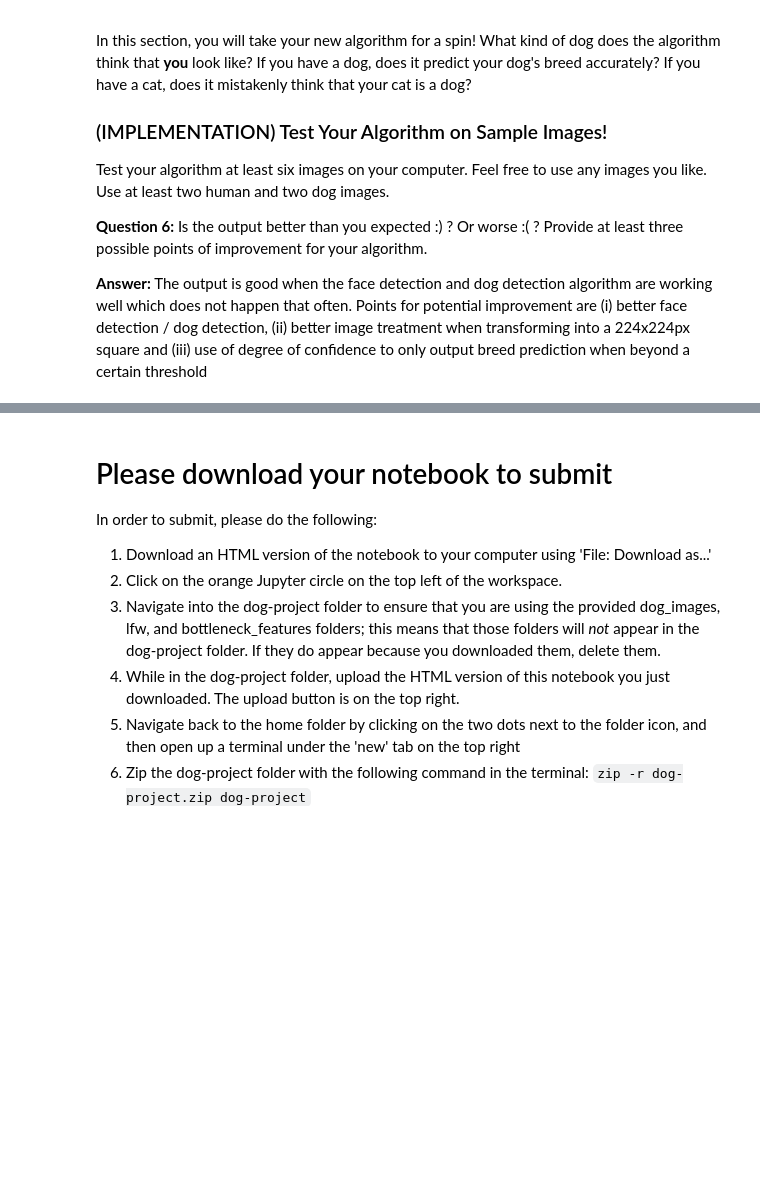
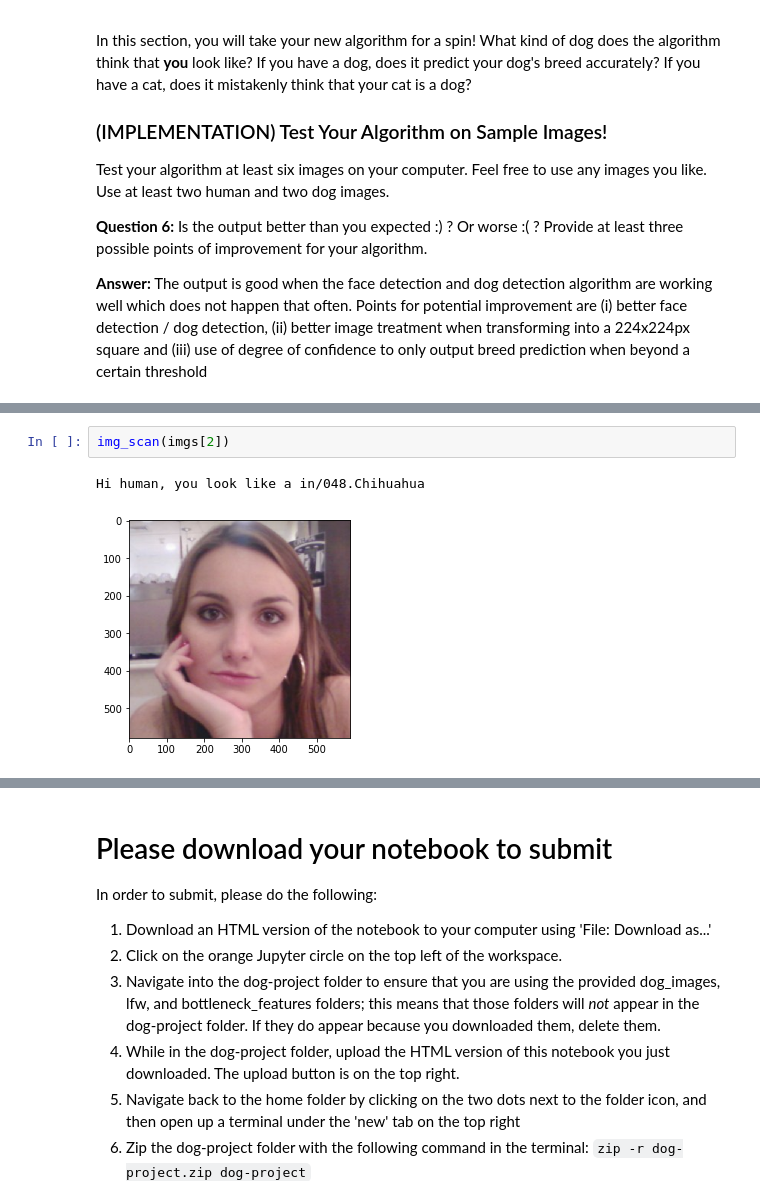
Before and after one commit to fczapski/dog-project, a Jupyter notebook: dog_app.ipynb, the cells around one changed output, grey strips where cells are left out. Drawn from its saved outputs; the diff is of its cells as text; blank space fills up the shorter version.

```diff
--- a/dog_app.ipynb
+++ b/dog_app.ipynb
@@ -760,0 +773,5 @@ Hi human, you look like a in/014.Basenji
+# %%
+img_scan(imgs[2])
+# %% [output]
+Hi human, you look like a in/048.Chihuahua
+[figure, added]
```
Also changed, not shown: parts of 18 cells of this notebook, 7 other files.
